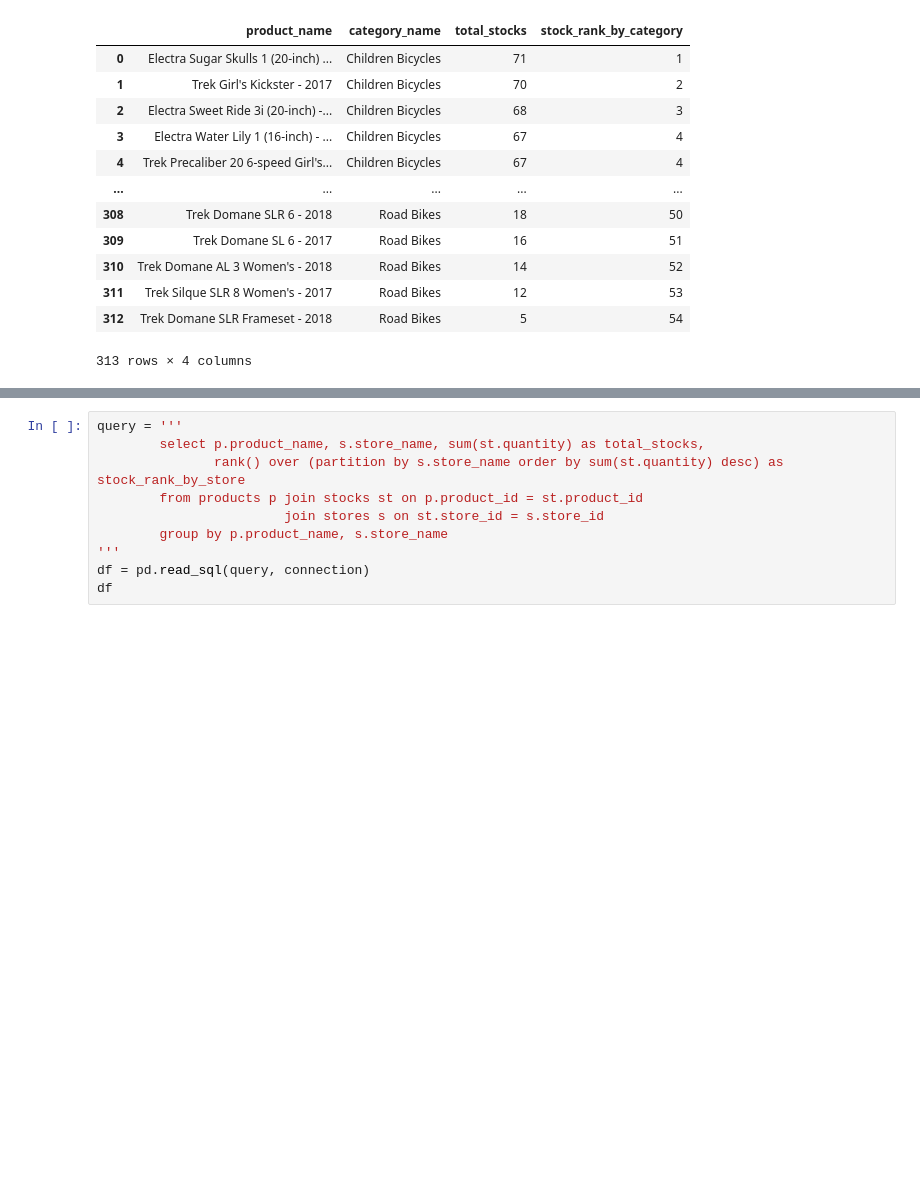
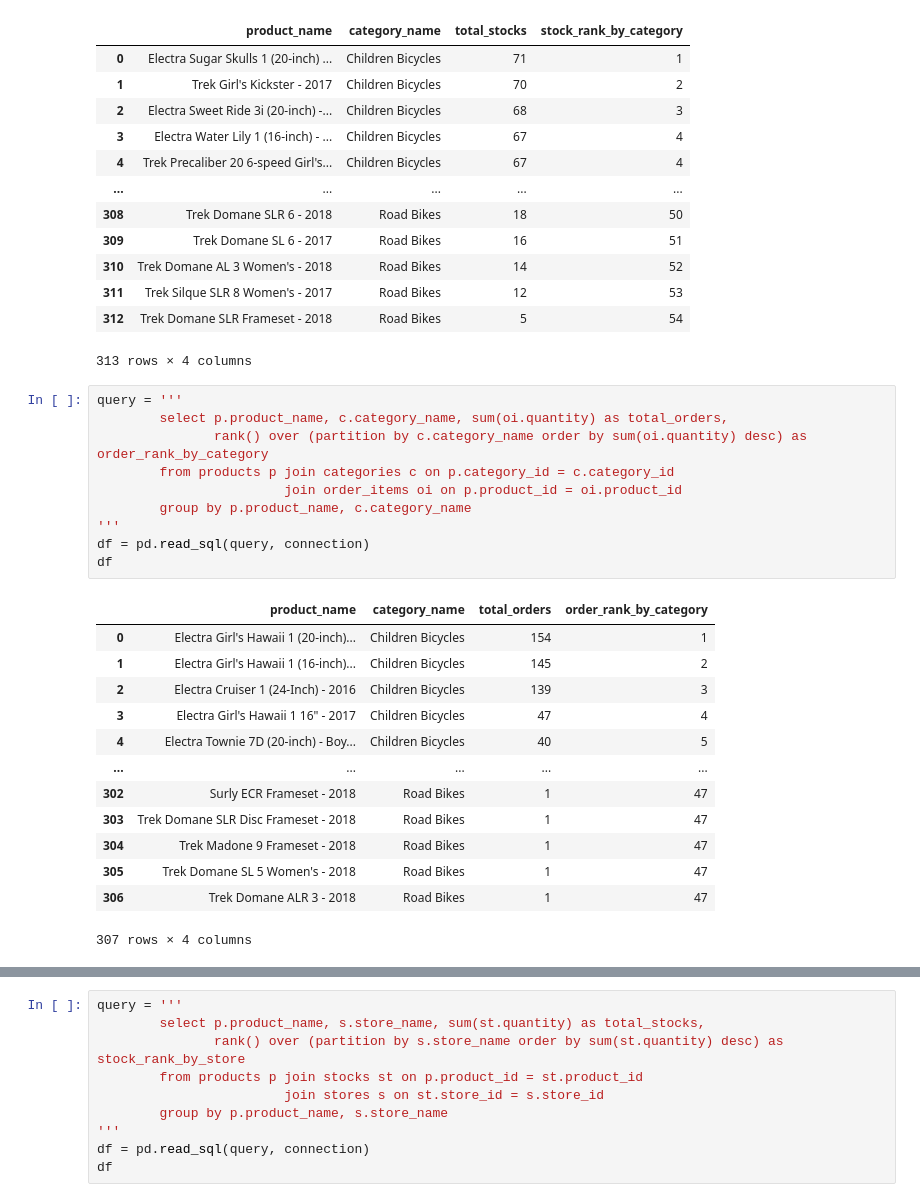
Before and after one commit to ddatnguyen97/SQL-Bike-Retail-Queries, a Jupyter notebook: Bike Store Queries.ipynb, the cells around one changed output, grey strips where cells are left out. Saved outputs shown, nothing was run; the diff lists cells and outputs as text; blank space fills up the shorter version.

```diff
--- a/Bike Store Queries.ipynb
+++ b/Bike Store Queries.ipynb
@@ -596,3 +596,27 @@ df
 | 311 | Trek Silque SLR 8 Women's - 2017 | Road Bikes | 12 | 53 |
 | 312 | Trek Domane SLR Frameset - 2018 | Road Bikes | 5 | 54 |
 313 rows × 4 columns
+# %%
+query = '''
+        select p.product_name, c.category_name, sum(oi.quantity) as total_orders,
+               rank() over (partition by c.category_name order by sum(oi.quantity) desc) as order_rank_by_category
+        from products p join categories c on p.category_id = c.category_id
+                        join order_items oi on p.product_id = oi.product_id
+        group by p.product_name, c.category_name
+'''
+df = pd.read_sql(query, connection)
+df
+# %% [output]
+|  | product_name | category_name | total_orders | order_rank_by_category |
+| 0 | Electra Girl's Hawaii 1 (20-inch)... | Children Bicycles | 154 | 1 |
+| 1 | Electra Girl's Hawaii 1 (16-inch)... | Children Bicycles | 145 | 2 |
+| 2 | Electra Cruiser 1 (24-Inch) - 2016 | Children Bicycles | 139 | 3 |
+| 3 | Electra Girl's Hawaii 1 16" - 2017 | Children Bicycles | 47 | 4 |
+| 4 | Electra Townie 7D (20-inch) - Boy... | Children Bicycles | 40 | 5 |
+| ... | ... | ... | ... | ... |
+| 302 | Surly ECR Frameset - 2018 | Road Bikes | 1 | 47 |
+| 303 | Trek Domane SLR Disc Frameset - 2018 | Road Bikes | 1 | 47 |
+| 304 | Trek Madone 9 Frameset - 2018 | Road Bikes | 1 | 47 |
+| 305 | Trek Domane SL 5 Women's - 2018 | Road Bikes | 1 | 47 |
+| 306 | Trek Domane ALR 3 - 2018 | Road Bikes | 1 | 47 |
+307 rows × 4 columns
```
Also changed, not shown: parts of 2 cells of this notebook.
